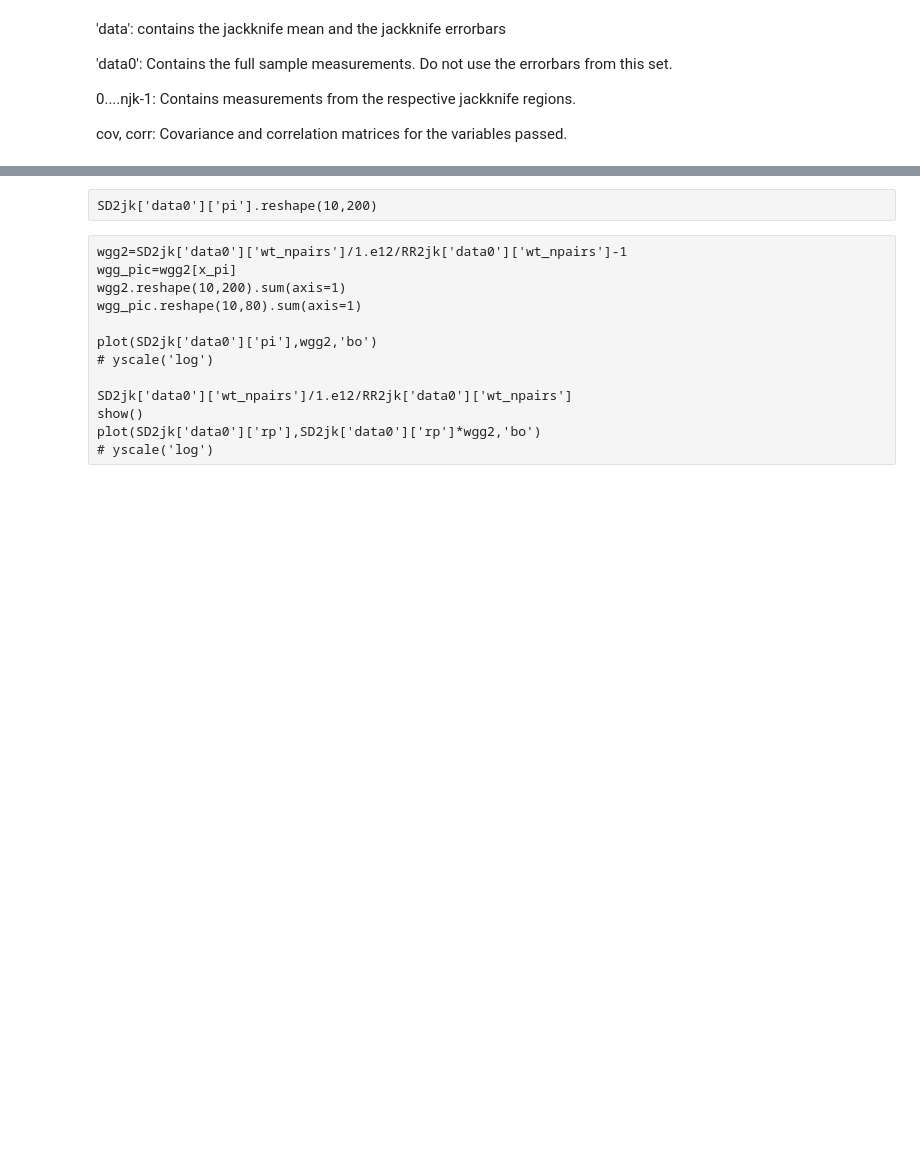
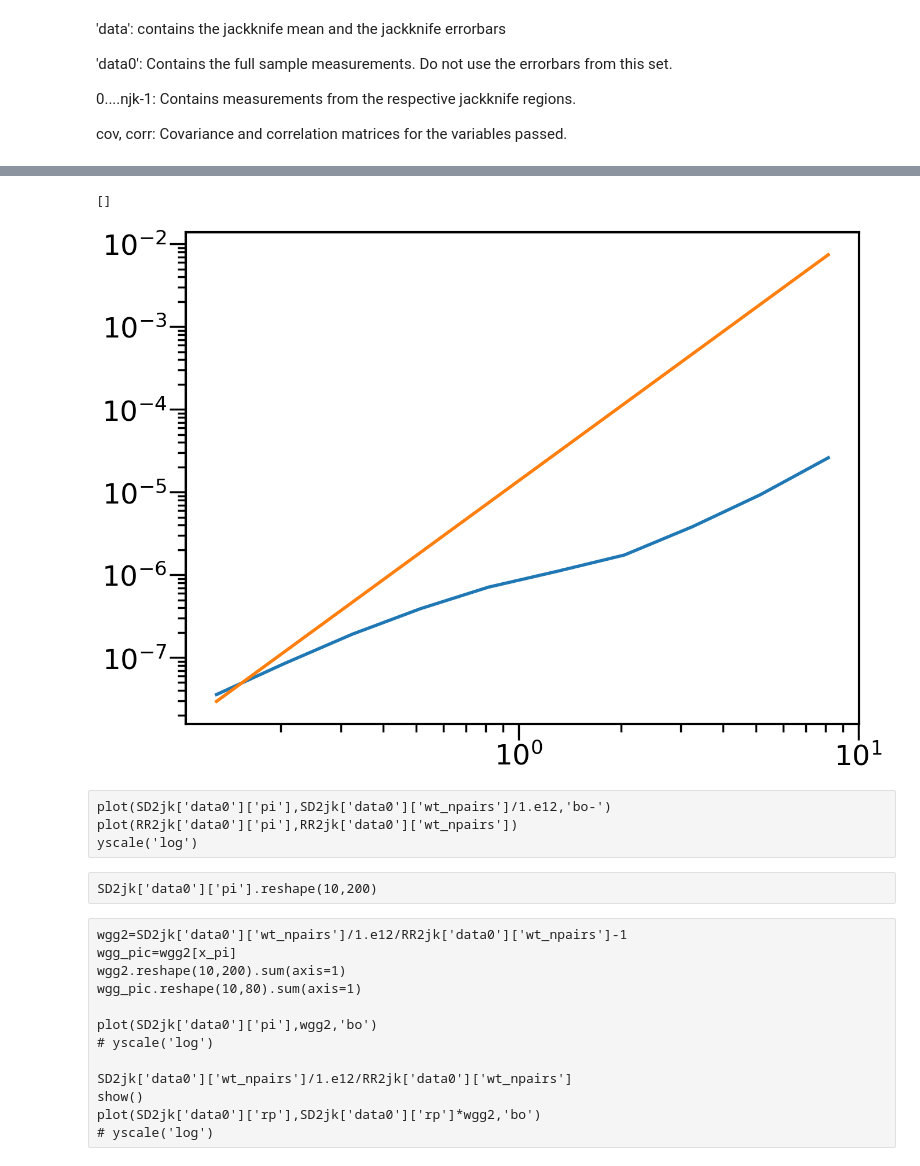
Before and after one commit to sukhdeep2/corr_pc, a Jupyter notebook: Process PC data_ED.ipynb, the cells around one changed output, grey strips where cells are left out. Saved outputs shown, nothing was run; the diff lists cells and outputs as text; code cells hidden in the pictures; blank space fills up the shorter version.

```diff
--- a/Process PC data_ED.ipynb
+++ b/Process PC data_ED.ipynb
@@ -285,3 +313,14 @@ yscale('log')
+# %%
+plot(SD2jk['data0']['rp'],SD2jk['data0']['wt_npairs']/1.e12)
+plot(RR2jk['data0']['rp'],RR2jk['data0']['wt_npairs'])
+loglog()
+# %% [output]
+[]
+[figure, added]
+# %% [raw]
+plot(SD2jk['data0']['pi'],SD2jk['data0']['wt_npairs']/1.e12,'bo-')
+plot(RR2jk['data0']['pi'],RR2jk['data0']['wt_npairs'])
+yscale('log')
 # %% [raw]
 SD2jk['data0']['pi'].reshape(10,200)
 # %% [raw]
```
Also changed, not shown: parts of 18 cells of this notebook, 7 other files.
